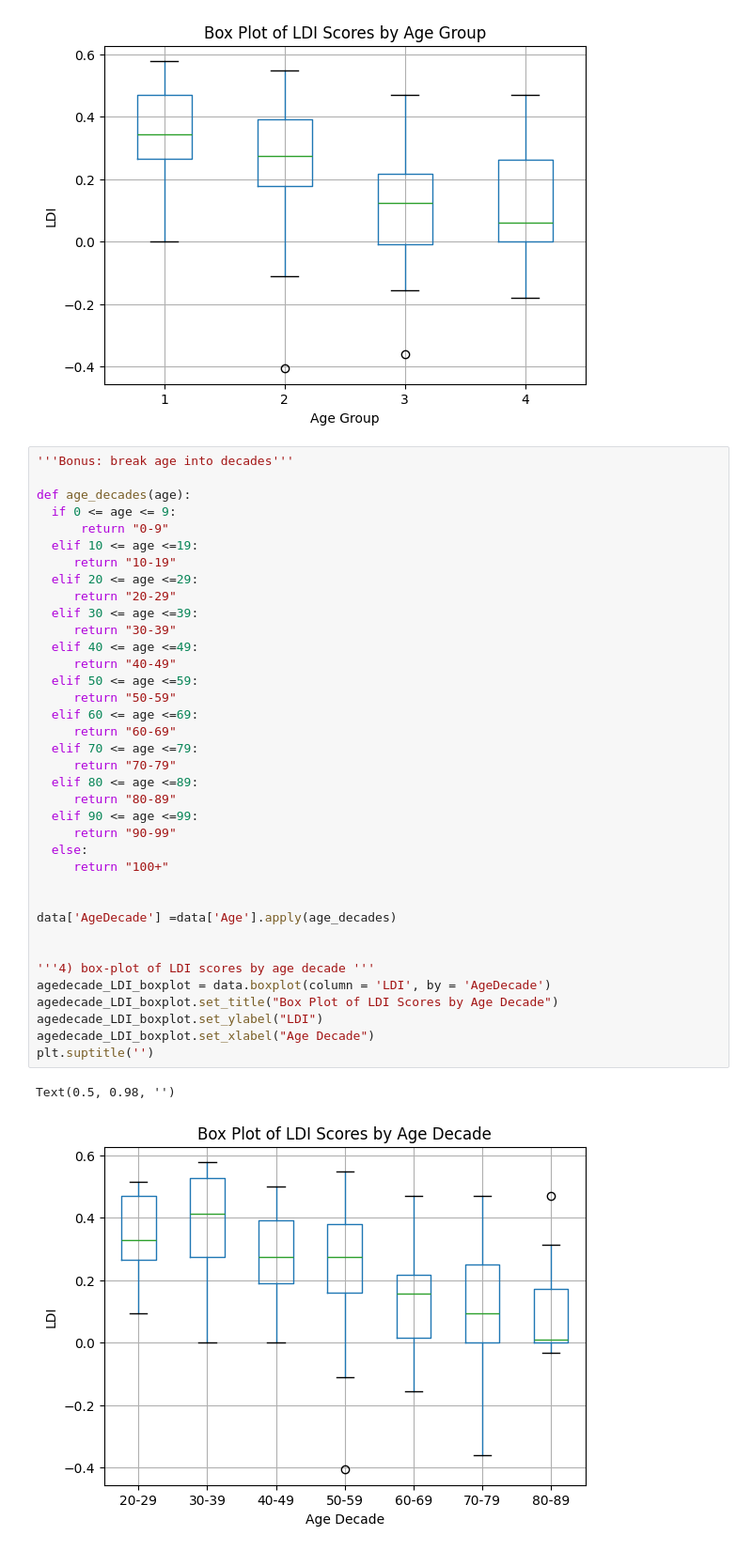
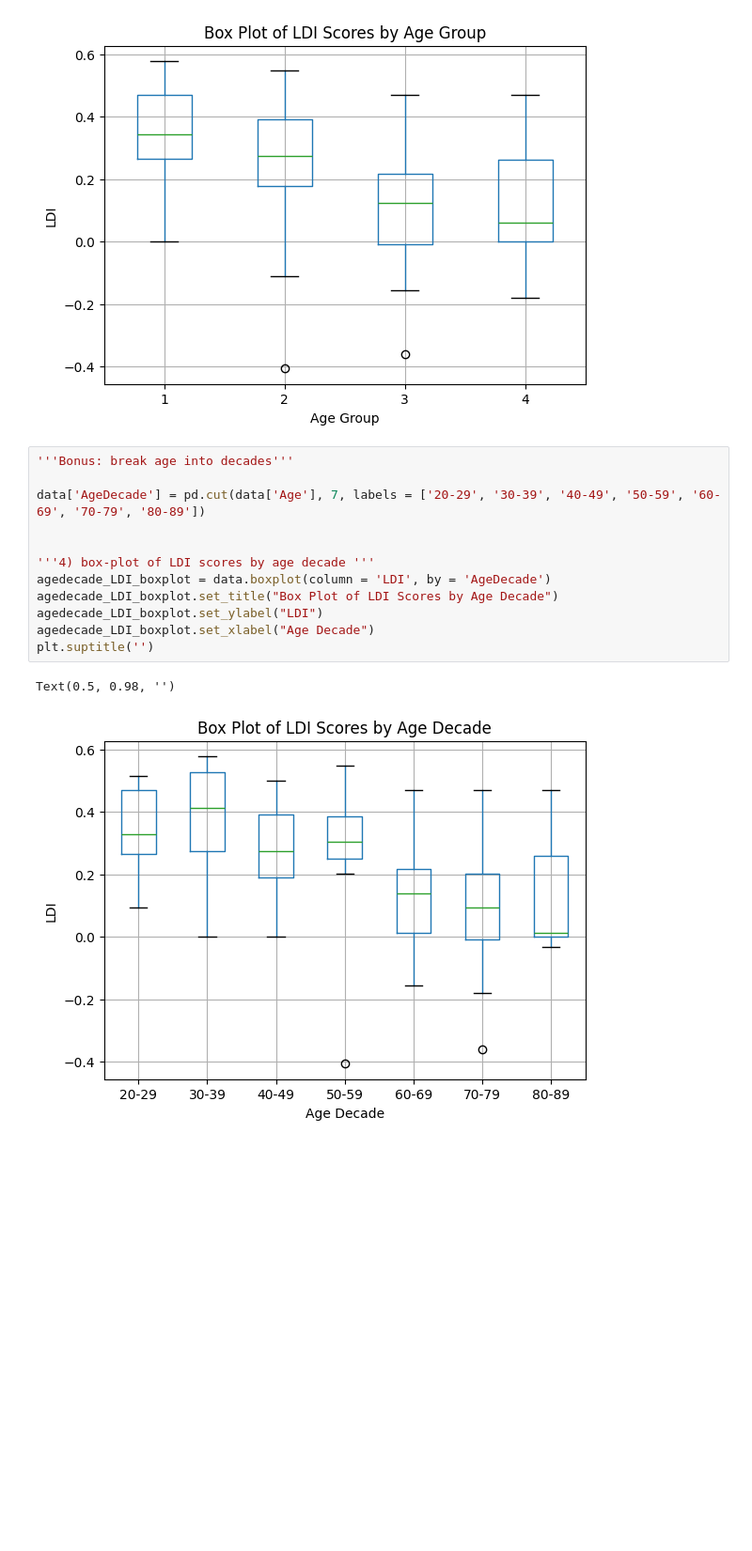
Before and after one commit to rochellekaper/n247_spring2025, a Jupyter notebook: ProblemSets/N247 PSet 6 Pandas - Data Analysis.ipynb, the cells around one changed output. Shown at 94% size. Drawn from its saved outputs; the diff is of its cells as text; blank space fills up the shorter version.

```diff
--- a/ProblemSets/N247 PSet 6 Pandas - Data Analysis.ipynb
+++ b/ProblemSets/N247 PSet 6 Pandas - Data Analysis.ipynb
@@ -96,40 +111,15 @@ Text(0.5, 0.98, '')
 # %%
 '''Bonus: break age into decades'''
 
-def age_decades(age):
-  if 0 <= age <= 9:
-      return "0-9"
-  elif 10 <= age <=19:
-     return "10-19"
-  elif 20 <= age <=29:
-     return "20-29"
-  elif 30 <= age <=39:
-     return "30-39"
-  elif 40 <= age <=49:
-     return "40-49"
-  elif 50 <= age <=59:
-     return "50-59"
-  elif 60 <= age <=69:
-     return "60-69"
-  elif 70 <= age <=79:
-     return "70-79"
-  elif 80 <= age <=89:
-     return "80-89"
-  elif 90 <= age <=99:
-     return "90-99"
-  else:
-     return "100+"
-
-
-data['AgeDecade'] =data['Age'].apply(age_decades)
+data['AgeDecade'] = pd.cut(data['Age'], 7, labels = ['20-29', '30-39', '40-49', '50-59', '60-69', '70-79', '80-89'])
 
 
 '''4) box-plot of LDI scores by age decade '''
 agedecade_LDI_boxplot = data.boxplot(column = 'LDI', by = 'AgeDecade')
 agedecade_LDI_boxplot.set_title("Box Plot of LDI Scores by Age Decade")
 agedecade_LDI_boxplot.set_ylabel("LDI")
 agedecade_LDI_boxplot.set_xlabel("Age Decade")
 plt.suptitle('')
 # %% [output]
 Text(0.5, 0.98, '')
-[figure, old version]
+[figure, new version]
```
Also changed, not shown: parts of 3 cells of this notebook.
